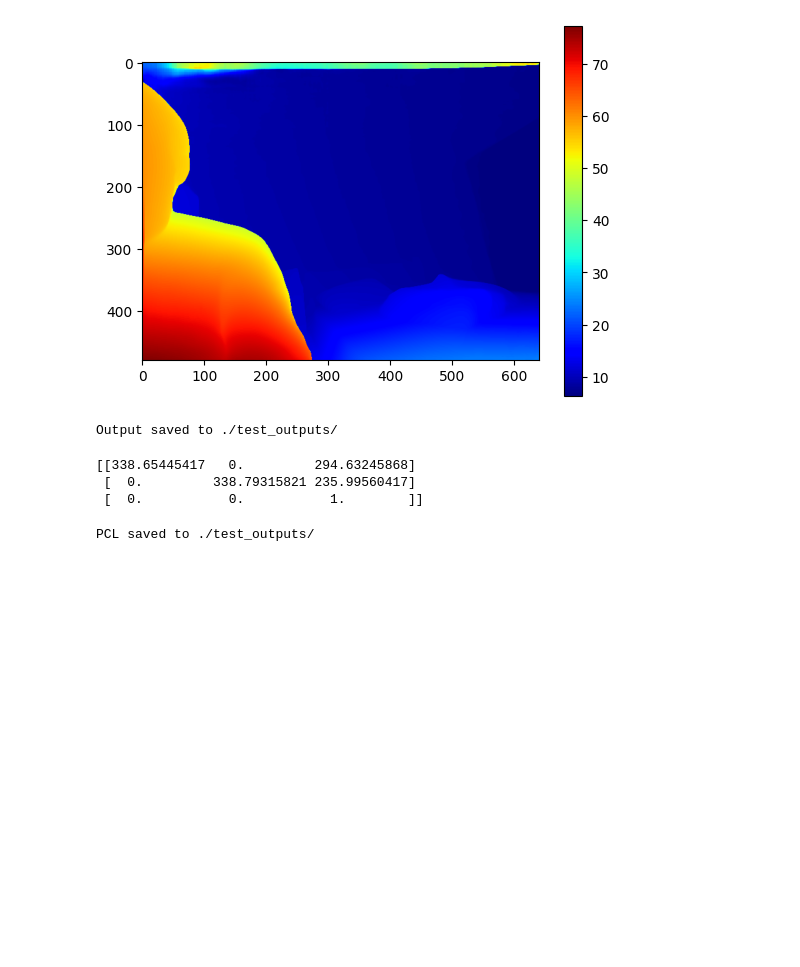
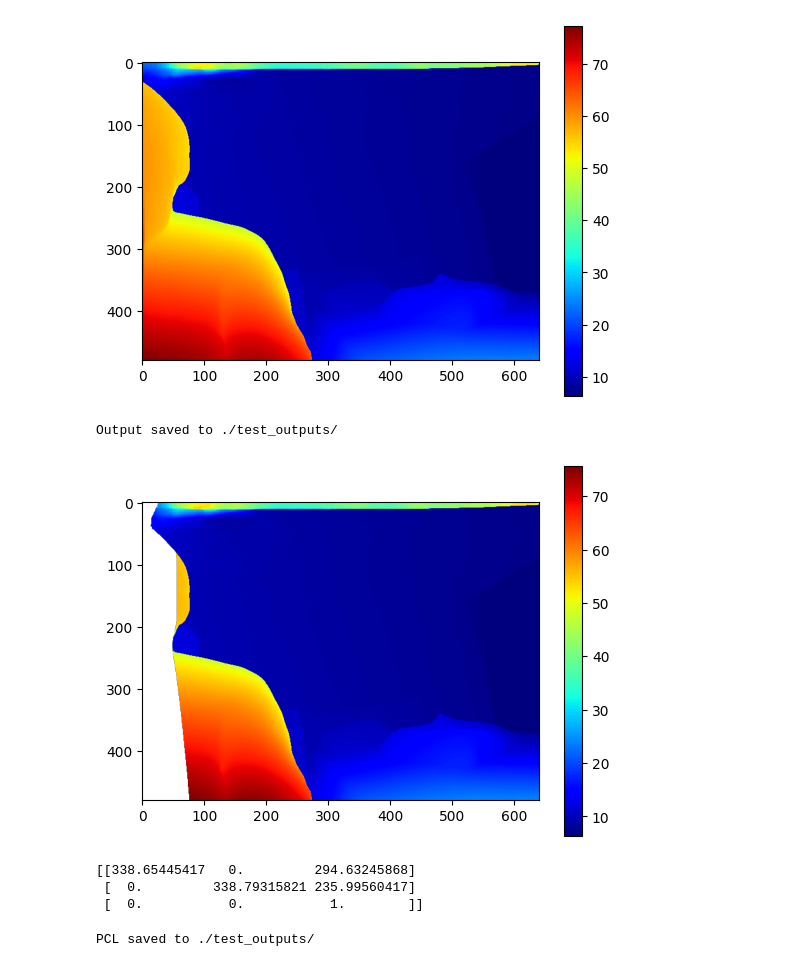
Before and after one commit to chenzhaoqiJM/camera3d_kit, a Jupyter notebook: stereo/foundation_stereo/fds_stereo_onnx_infer.ipynb, the cells around one changed output. Drawn from its saved outputs; the diff is of its cells as text; code cells hidden in the pictures; blank space fills up the shorter version.

```diff
--- a/stereo/foundation_stereo/fds_stereo_onnx_infer.ipynb
+++ b/stereo/foundation_stereo/fds_stereo_onnx_infer.ipynb
@@ -47,7 +50,7 @@ you have calibrated !
  [ 0.00000000e+00  0.00000000e+00  1.65904301e-02 -0.00000000e+00]]
 # %%
 # 加载模型
-model_path = r"C:\Users\86994\Desktop\foundation_stereo_small.onnx"
+model_path = r"C:\Users\86994\Desktop\pretrained_models\foundation_stereo_small.onnx"
 
 so = ort.SessionOptions()
 
@@ -105,8 +110,8 @@ def preprocess_image(img, size=(640, 480)):
 # %%
 
 # 立体校正
-# img_path = '../calibration/images_640x480/WIN_20251207_14_54_12_Pro.jpg'
-img_path = r"C:\Users\86994\Pictures\Camera Roll\WIN_20251212_22_25_10_Pro.jpg"
+img_path = '../calibration/images_640x480/WIN_20251207_14_54_12_Pro.jpg'
+# img_path = r"C:\Users\86994\Pictures\Camera Roll\WIN_20251212_22_25_10_Pro.jpg"
 
 img_src = cv2.imread(img_path)
 print("图像形状:", img_src.shape)
@@ -119,6 +124,8 @@ left_remap = cv2.remap(left_src, mycc._leftParameters["map1"], mycc._leftParamet
 right_remap = cv2.remap(right_src, mycc._rightParameters["map1"], mycc._rightParameters["map2"], cv2.INTER_LINEAR)
 img_remap =  cv2.hconcat([left_remap, right_remap]) #合并校正后图像
 
+left_remap_orig = cv2.cvtColor(left_remap, cv2.COLOR_BGR2RGB)
+
 plt.figure(figsize=(16,12))
 plt.subplot(2, 1, 1)
 plt.imshow(cv2.cvtColor(img_src, cv2.COLOR_BGR2RGB))
@@ -169,23 +176,28 @@ Output saved to ./test_outputs/
 # %%
 # --remove_invisible', default=1, type=int, help='remove non-overlapping observations between left and right images from point cloud, so the remaining points are more reliable')
 remove_invisible = 1
+disp_ri = disp.copy()
 if remove_invisible:
-    yy, xx = np.meshgrid(np.arange(disp.shape[0]), np.arange(disp.shape[1]), indexing='ij')
-    us_right = xx-disp
+    yy, xx = np.meshgrid(np.arange(disp_ri.shape[0]), np.arange(disp_ri.shape[1]), indexing='ij')
+    us_right = xx-disp_ri
     invalid = us_right<0
-    disp[invalid] = np.inf
+    disp_ri[invalid] = np.inf
+# %%
+plt.imshow(disp_ri, cmap='jet')
+plt.colorbar()
+plt.show()
+# %% [output]
+[figure, added]
 # %%
 # ('--get_pc', type=int, default=1, help='save point cloud output')
 get_pc = 1
-
 K = mycc._leftParameters['cameraMatrix']
 baseline = 0.06 # 单位 m
+print(K)
+# %% [output]
+[[338.65445417   0.         294.63245868]
+ [  0.         338.79315821 235.99560417]
+ [  0.           0.           1.        ]]
-# %%
-print(K)
-# %% [output]
-[[338.65445417   0.         294.63245868]
- [  0.         338.79315821 235.99560417]
- [  0.           0.           1.        ]]
 # %%
 depth = K[0,0]*baseline/disp # K[0][0] = f 焦距
 np.save(f'{out_dir}/depth_meter.npy', depth)
```
Also changed, not shown: parts of 6 cells of this notebook, 9 other files.
